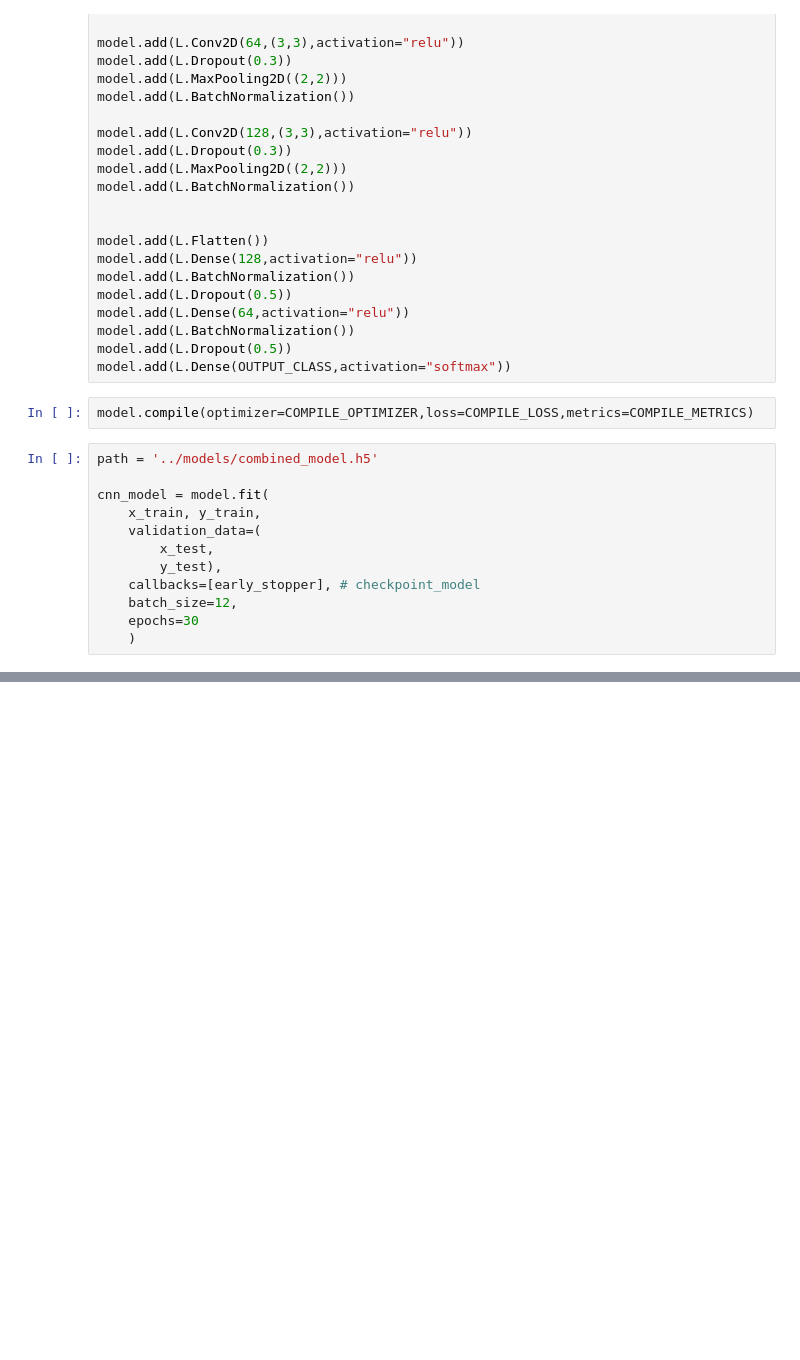
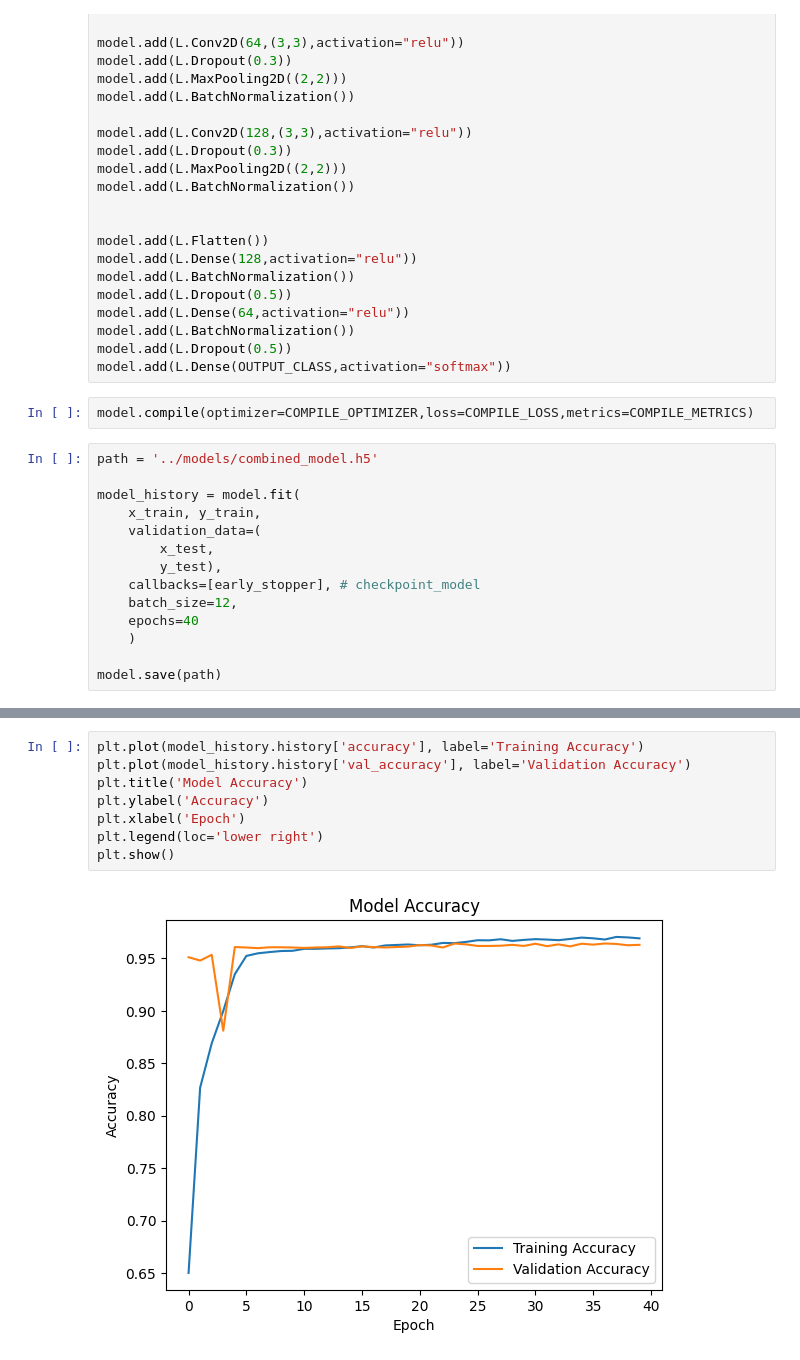
Before and after one commit to jovanovic-djo/person-attribute-classification, a Jupyter notebook: notebooks/combined-model-development.ipynb, the cells around one changed output, grey strips where cells are left out. Drawn from its saved outputs; the diff is of its cells as text; blank space fills up the shorter version.

Commit message:
add combined prediction model

```diff
--- a/notebooks/combined-model-development.ipynb
+++ b/notebooks/combined-model-development.ipynb
@@ -92,13 +89,15 @@ model.compile(optimizer=COMPILE_OPTIMIZER,loss=COMPILE_LOSS,metrics=COMPILE_METR
 # %%
 path = '../models/combined_model.h5'
 
-cnn_model = model.fit(
+model_history = model.fit(
     x_train, y_train,
     validation_data=(
         x_test,
         y_test),
     callbacks=[early_stopper], # checkpoint_model
     batch_size=12,
-    epochs=30
+    epochs=40
     )
+
+model.save(path)
 # %% [output]
@@ -121,0 +122,10 @@ Epoch 30/30
+# %%
+plt.plot(model_history.history['accuracy'], label='Training Accuracy')
+plt.plot(model_history.history['val_accuracy'], label='Validation Accuracy')
+plt.title('Model Accuracy')
+plt.ylabel('Accuracy')
+plt.xlabel('Epoch')
+plt.legend(loc='lower right')
+plt.show()
+# %% [output]
+[figure, added]
```
Also changed, not shown: parts of 3 cells of this notebook, 1 other file.
